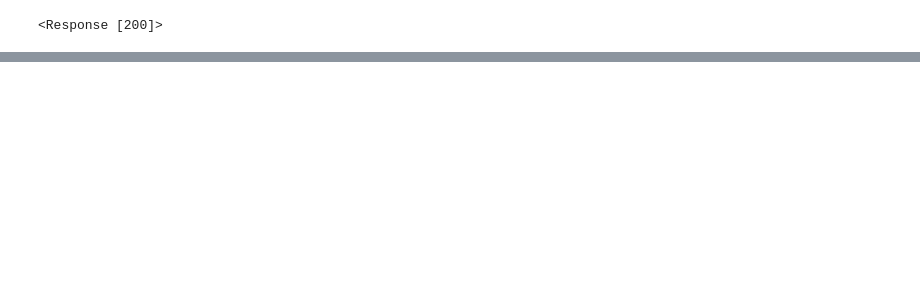
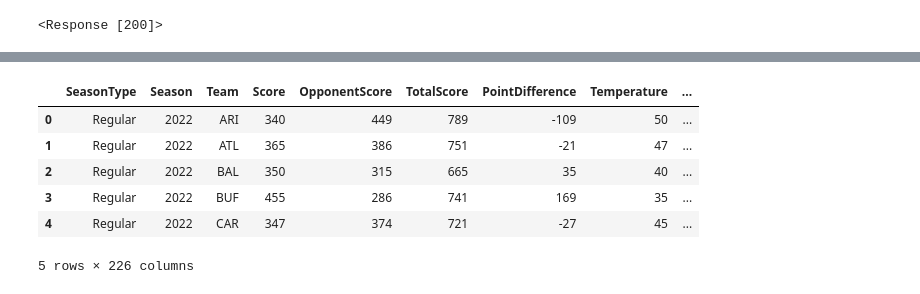
Before and after one commit to MiguelB512/NFL_Testing, a Jupyter notebook: NFL_API.ipynb, the cells around one changed output, grey strips where cells are left out. Cells and saved outputs as stored; diff of their text form; code cells hidden in the pictures; blank space fills up the shorter version.

```diff
--- a/NFL_API.ipynb
+++ b/NFL_API.ipynb
@@ -131,0 +137,11 @@ https://api.sportsdata.io/v3/nfl/scores/json/TeamSeasonStats/2021REG?key=3e88d8b
+# %%
+year_totals_df.insert(6, 'PointDifference', year_totals_df['Score'] - year_totals_df ['OpponentScore'])
+year_totals_df.head()
+# %% [output]
+|  | SeasonType | Season | Team | Score | OpponentScore | TotalScore | PointDifference | Temperature | ... |
+| 0 | Regular | 2022 | ARI | 340 | 449 | 789 | -109 | 50 | ... |
+| 1 | Regular | 2022 | ATL | 365 | 386 | 751 | -21 | 47 | ... |
+| 2 | Regular | 2022 | BAL | 350 | 315 | 665 | 35 | 40 | ... |
+| 3 | Regular | 2022 | BUF | 455 | 286 | 741 | 169 | 35 | ... |
+| 4 | Regular | 2022 | CAR | 347 | 374 | 721 | -27 | 45 | ... |
+5 rows × 226 columns
```
Also changed, not shown: parts of 7 cells of this notebook.
